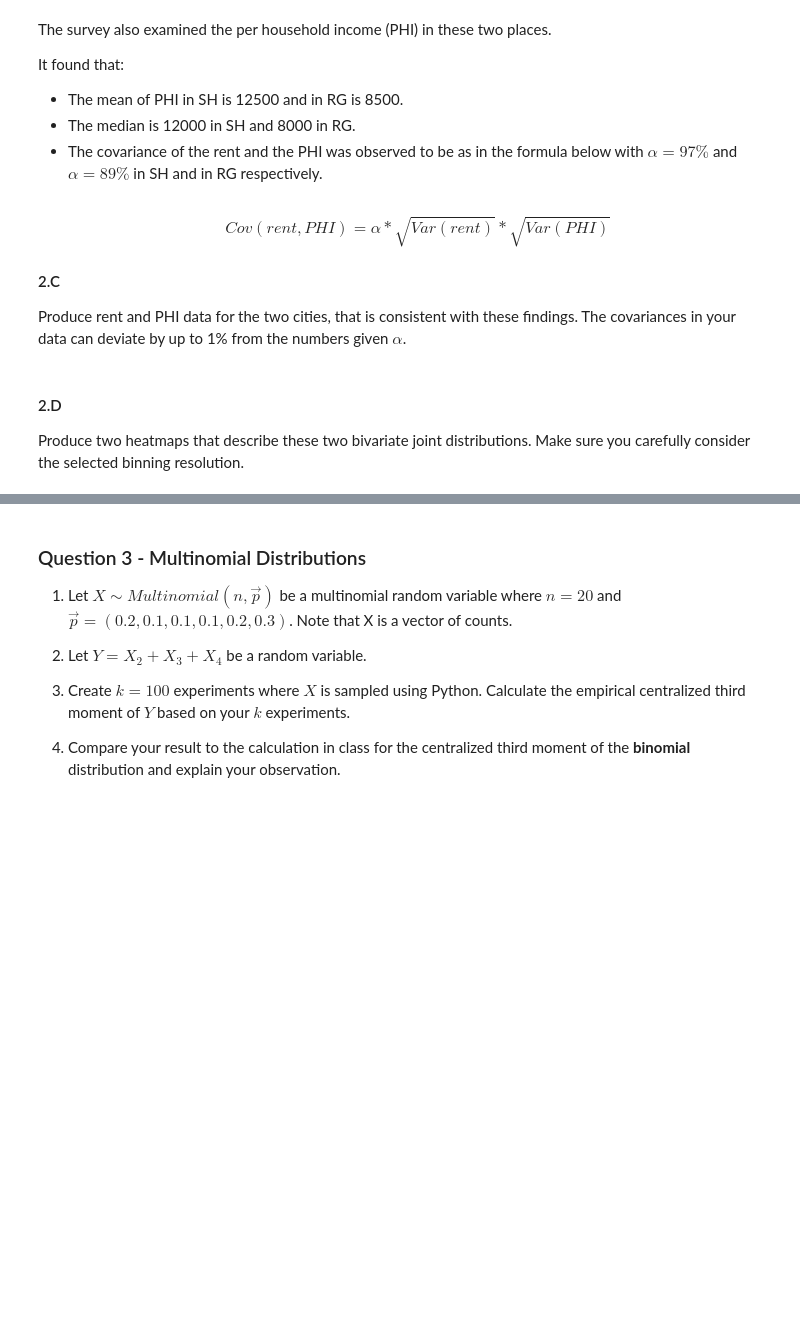
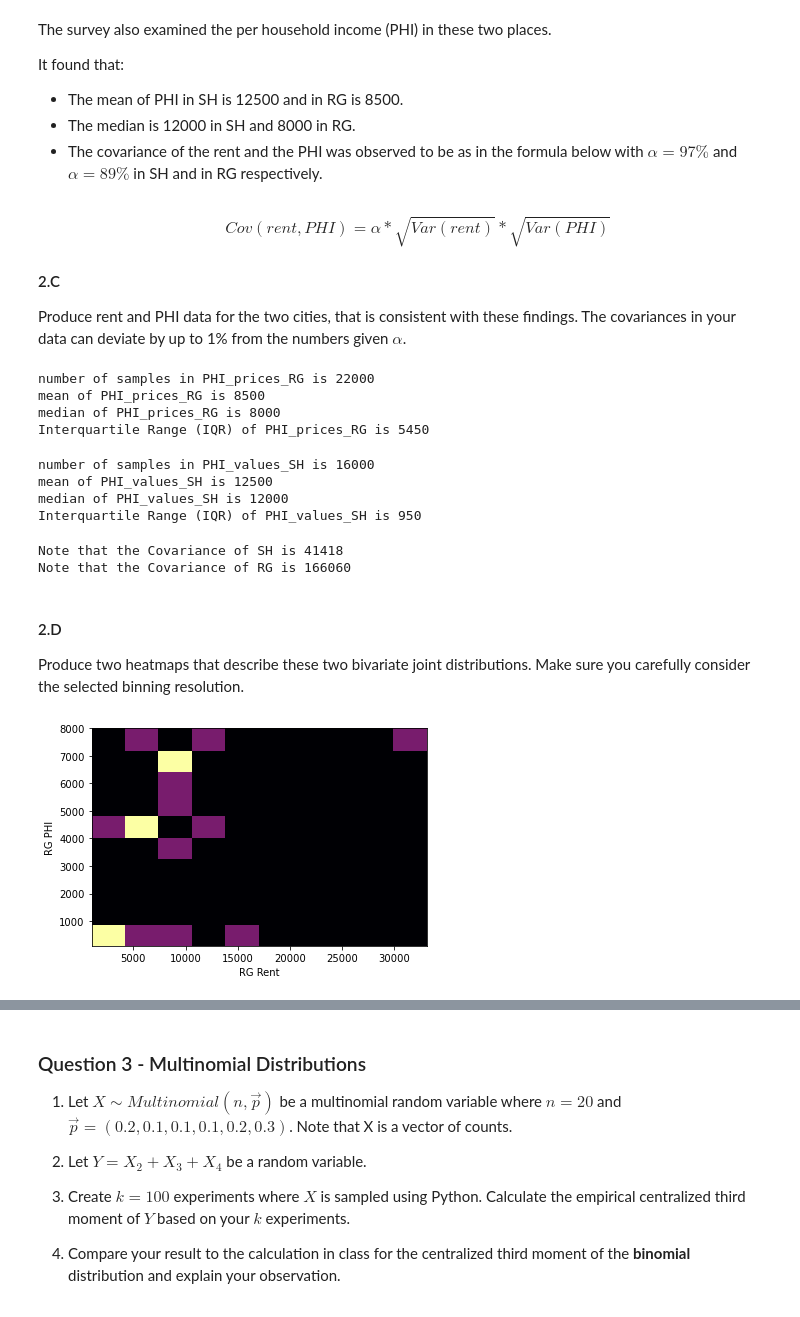
Before and after one commit to RoyR-IDC/StatisticsAndDataAnalysis, a Jupyter notebook: HW1.ipynb, the cells around one changed output, grey strips where cells are left out. Saved outputs shown, nothing was run; the diff lists cells and outputs as text; code cells hidden in the pictures; blank space fills up the shorter version.

```diff
--- a/HW1.ipynb
+++ b/HW1.ipynb
@@ -219,6 +297,49 @@ $$Cov(rent, PHI) = \alpha * \sqrt{Var(rent)} * \sqrt{Var(PHI)}$$
 
 #### 2.C
 Produce rent and PHI data for the two cities, that is consistent with these findings. The covariances in your data can deviate by up to 1% from the numbers given $\alpha$.
+# %%
+PHI_prices_RG = [15000 , 5000, 2000, 9000,2000,1000,8000,4200,4400,4600,
+                  13000,4800,10000,10000,8000,8000,8000,7300,12600,33100] * int(population_RG / 20)
+
+print(f'number of samples in PHI_prices_RG is {int(len(PHI_prices_RG))}')
+print(f'mean of PHI_prices_RG is {int(np.mean(PHI_prices_RG))}')
+print(f'median of PHI_prices_RG is {int(np.median(PHI_prices_RG))}')
+print(f'Interquartile Range (IQR) of PHI_prices_RG is {int(scipy_iqr(PHI_prices_RG))}')
+# %% [output]
+number of samples in PHI_prices_RG is 22000
+mean of PHI_prices_RG is 8500
+median of PHI_prices_RG is 8000
+Interquartile Range (IQR) of PHI_prices_RG is 5450
+# %%
+PHI_values_SH = [11000,11100,11200,11300,11400,11500,11600,11700,11800,12000,
+                 12000,12100,12200,12300,12400,12500,12600,12700,16600,20000] * int(population_SH / 20)
+
+
+print(f'number of samples in PHI_values_SH is {int(len(PHI_values_SH))}')
+print(f'mean of PHI_values_SH is {int(np.mean(PHI_values_SH))}')
+print(f'median of PHI_values_SH is {int(np.median(PHI_values_SH))}')
+print(f'Interquartile Range (IQR) of PHI_values_SH is {int(scipy_iqr(PHI_values_SH))}')
+# %% [output]
+number of samples in PHI_values_SH is 16000
+mean of PHI_values_SH is 12500
+median of PHI_values_SH is 12000
+Interquartile Range (IQR) of PHI_values_SH is 950
+# %%
+alpha_sh = 0.97
+alpha_rg = 0.89
+std_PHI_prices_SH = np.std(PHI_values_SH)
+std_rent_prices_SH = np.std(rent_prices_SH)
+cov_sh = alpha_sh*std_PHI_prices_SH*std_PHI_prices_SH
+std_PHI_prices_RG = np.std(PHI_prices_RG)
+std_rent_prices_RG = np.std(rent_prices_RG)
+cov_rg = alpha_rg*std_PHI_prices_RG*std_rent_prices_RG
+
+string = 'Note that the Covariance of SH is ' + str(int(cov_sh*0.01)) + '\n'
+string += 'Note that the Covariance of RG is ' + str(int(cov_rg*0.01))
+print(string)
+# %% [output]
+Note that the Covariance of SH is 41418
+Note that the Covariance of RG is 166060
 # %%
 mean_ph = 125e2
 mean_sh  = 85e2
@@ -229,3 +350,10 @@ covariances_deviate_percent = 0.01
 # %% [markdown]
 #### 2.D
 Produce two heatmaps that describe these two bivariate joint distributions. Make sure you carefully consider the selected binning resolution.
+# %%
+plt.hist2d(x=PHI_prices_RG,y=rent_prices_RG,cmap='inferno',bins=10)
+plt.xlabel('RG Rent')
+plt.ylabel('RG PHI')
+plt.show()
+# %% [output]
+[figure, added]
```
Also changed, not shown: parts of 12 cells of this notebook, 1 other file.
